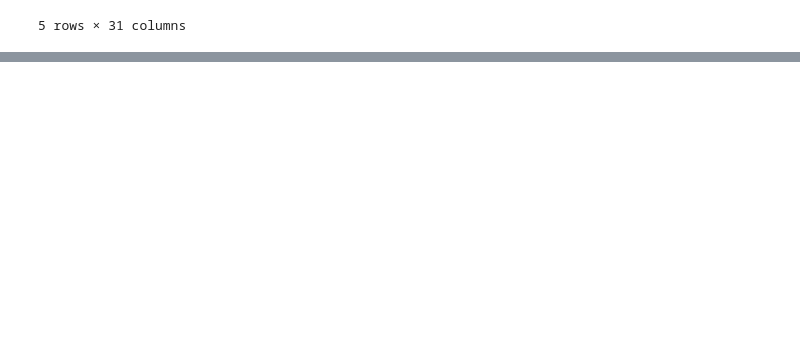
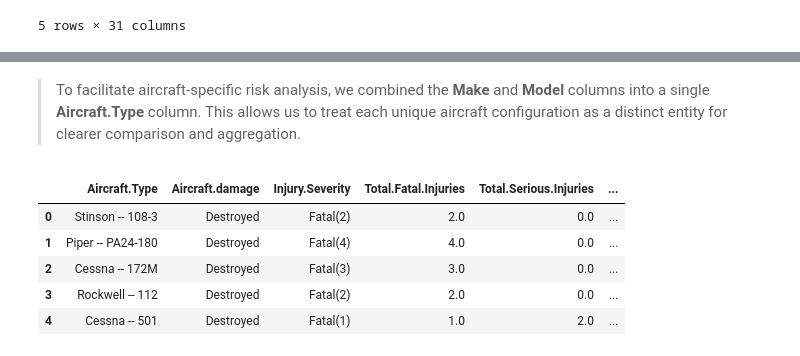
Before and after one commit to ralphy89/dsc-phase-1-project, a Jupyter notebook: working_notebook.ipynb, the cells around one changed output, grey strips where cells are left out. Drawn from its saved outputs; the diff is of its cells as text; code cells hidden in the pictures; blank space fills up the shorter version.

```diff
--- a/working_notebook.ipynb
+++ b/working_notebook.ipynb
@@ -162,0 +291,30 @@ memory usage: 10.3+ MB
+# %% [markdown]
+> To facilitate aircraft-specific risk analysis, we combined the **Make** and **Model** columns into a single **Aircraft.Type** column. This allows us to treat each unique aircraft configuration as a distinct entity for clearer comparison and aggregation.
+# %%
+# Define the new column name for aircraft type
+a_t_str = 'Aircraft.Type'
+
+# Create 'Aircraft.Type' column by combining 'Make' and 'Model' with a separator
+aviation_data[a_t_str] = aviation_data['Make'].str.strip() + " -- " + aviation_data['Model'].str.strip()
+
+# Specify the columns to be removed after merging them into 'Aircraft.Type'
+to_drop = ['Make', 'Model']
+
+# Drop the 'Make' and 'Model' columns from the dataframe
+aviation_data.drop(to_drop, axis=1, inplace=True)
+
+# Remove the 'Aircraft.Type' column from its current position
+a_t = aviation_data.pop(a_t_str)
+
+# Insert the 'Aircraft.Type' column at the beginning of the dataframe for better readability
+aviation_data.insert(0, a_t_str, a_t)
+
+# Display the first few rows of the updated dataframe
+aviation_data.head()
+# %% [output]
+|  | Aircraft.Type | Aircraft.damage | Injury.Severity | Total.Fatal.Injuries | Total.Serious.Injuries | ... |
+| 0 | Stinson -- 108-3 | Destroyed | Fatal(2) | 2.0 | 0.0 | ... |
+| 1 | Piper -- PA24-180 | Destroyed | Fatal(4) | 4.0 | 0.0 | ... |
+| 2 | Cessna -- 172M | Destroyed | Fatal(3) | 3.0 | 0.0 | ... |
+| 3 | Rockwell -- 112 | Destroyed | Fatal(2) | 2.0 | 0.0 | ... |
+| 4 | Cessna -- 501 | Destroyed | Fatal(1) | 1.0 | 2.0 | ... |
```
Also changed, not shown: parts of 20 cells of this notebook.
